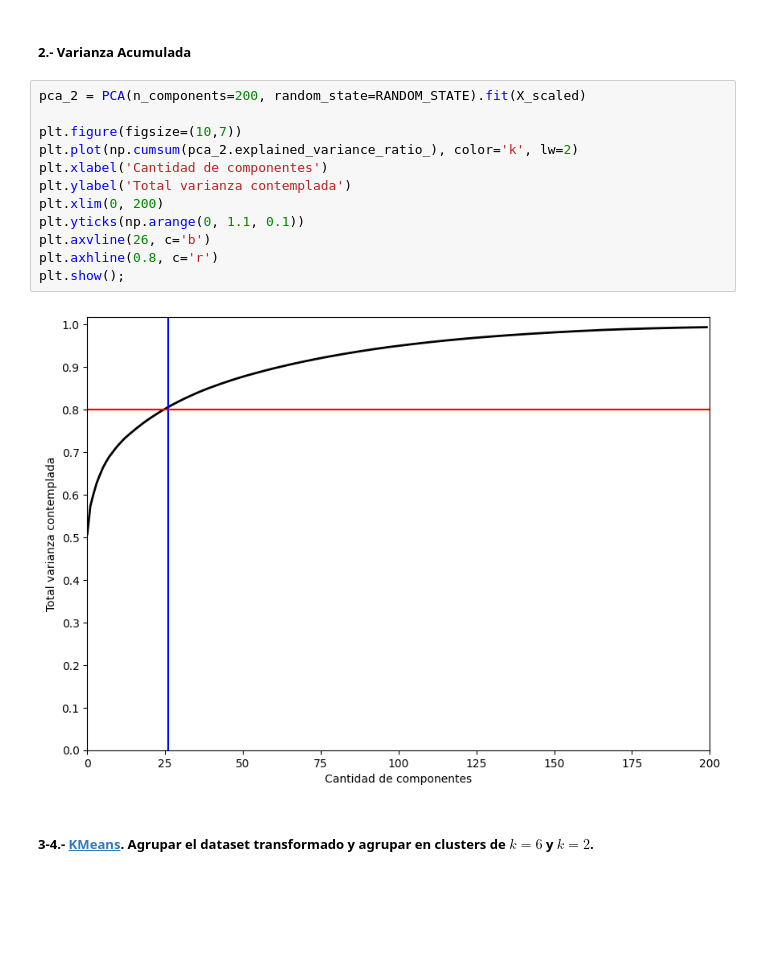
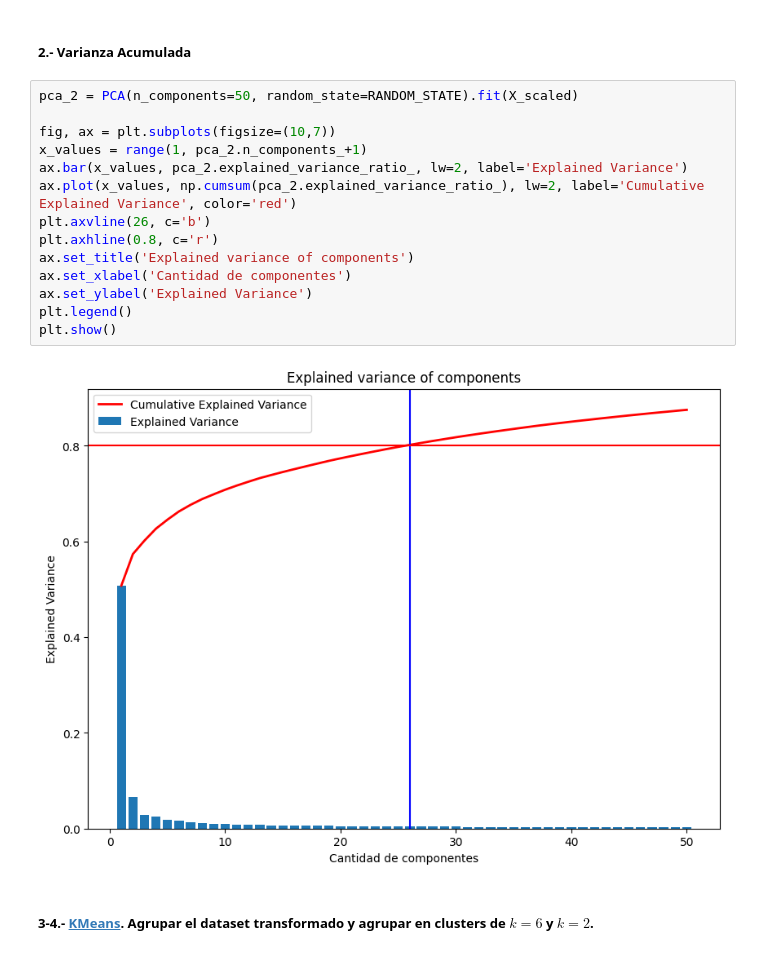
Before and after one commit to RobAxt/intro_ia, a Jupyter notebook: tp_integrador_enunciado/tp_integrador - resuelto.ipynb, the cells around one changed output. Saved outputs shown, nothing was run; the diff lists cells and outputs as text; blank space fills up the shorter version.

```diff
--- a/tp_integrador_enunciado/tp_integrador - resuelto.ipynb
+++ b/tp_integrador_enunciado/tp_integrador - resuelto.ipynb
@@ -182,19 +190,21 @@ Cantidad de componentes necesarios:  26
 # %% [markdown]
 ##### 2.- Varianza Acumulada
 # %%
-pca_2 = PCA(n_components=200, random_state=RANDOM_STATE).fit(X_scaled)
+pca_2 = PCA(n_components=50, random_state=RANDOM_STATE).fit(X_scaled)
 
-plt.figure(figsize=(10,7))
-plt.plot(np.cumsum(pca_2.explained_variance_ratio_), color='k', lw=2)
-plt.xlabel('Cantidad de componentes')
-plt.ylabel('Total varianza contemplada')
-plt.xlim(0, 200)
-plt.yticks(np.arange(0, 1.1, 0.1))
+fig, ax = plt.subplots(figsize=(10,7))
+x_values = range(1, pca_2.n_components_+1)
+ax.bar(x_values, pca_2.explained_variance_ratio_, lw=2, label='Explained Variance')
+ax.plot(x_values, np.cumsum(pca_2.explained_variance_ratio_), lw=2, label='Cumulative Explained Variance', color='red')
 plt.axvline(26, c='b')
 plt.axhline(0.8, c='r')
-plt.show();
+ax.set_title('Explained variance of components')
+ax.set_xlabel('Cantidad de componentes')
+ax.set_ylabel('Explained Variance')
+plt.legend()
+plt.show()
 # %% [output]
-[figure, old version]
+[figure, new version]
 # %% [markdown]
 ##### 3-4.- [KMeans](https://scikit-learn.org/stable/modules/generated/sklearn.cluster.KMeans.html). Agrupar el dataset transformado y agrupar en clusters de $k=6$ y $k=2$.
 # %%
```
Also changed, not shown: parts of 20 cells of this notebook, 1 other file.
